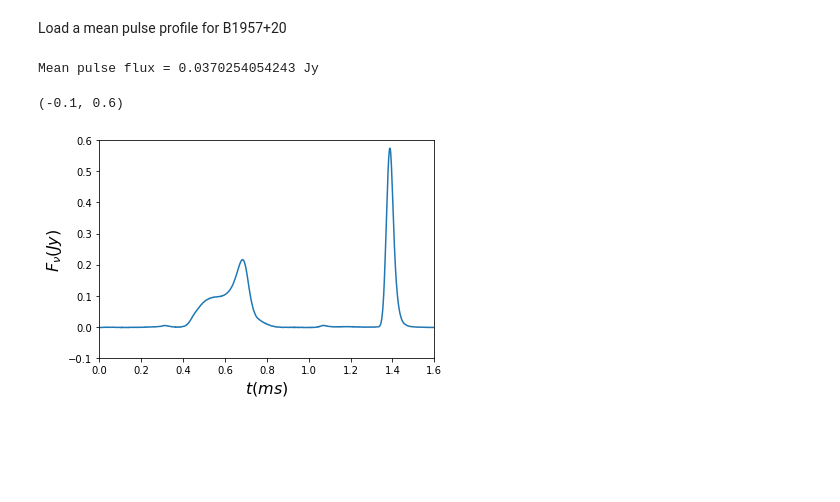
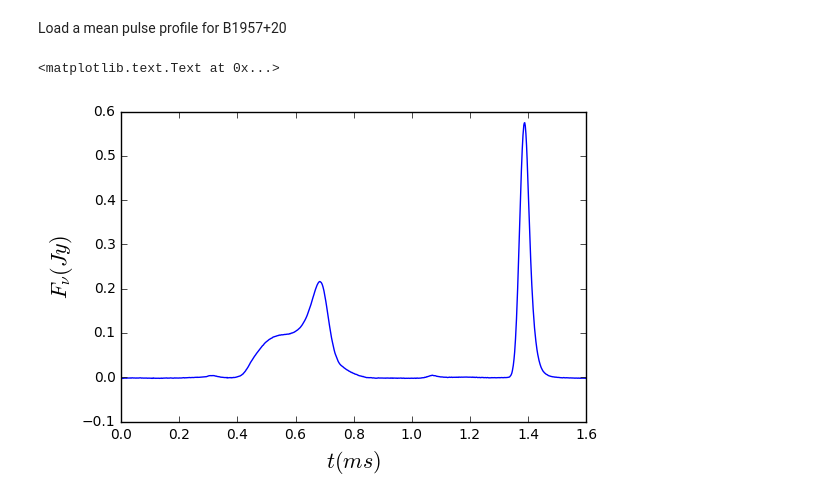
Before and after one commit to quantumfx/binary-lens, a Jupyter notebook: lens_simulation.ipynb, the cells around one changed output. Saved outputs shown, nothing was run; the diff lists cells and outputs as text; code cells hidden in the pictures; blank space fills up the shorter version.

```diff
--- a/lens_simulation.ipynb
+++ b/lens_simulation.ipynb
@@ -8,17 +8,23 @@ Load a mean pulse profile for B1957+20
 # %%
 mean_profile = np.load('mean_profile.npy')
 
 meanprof_Jy = (mean_profile / np.median(mean_profile) - 1) * 12.
-mean_value = (np.mean(mean_profile) / np.median(mean_profile) - 1) * 12.
+#mean_value = (np.mean(mean_profile) / np.median(mean_profile) - 1) * 12.
 
-print("Mean pulse flux = %s Jy" % (mean_value))
+#print("Mean pulse flux = %s Jy" % (mean_value))
 
-plt.plot(np.arange(1000)/1000.*1.6, meanprof_Jy)
+n = 100000
+
+x = np.arange(1000)
+meanprof_inter = inter.interp1d(x, meanprof_Jy, kind='linear')
+xnew = np.arange(0,1000-1,1000./n)
+ynew = meanprof_inter(xnew)
+
+plt.plot(xnew/1000.*1.6, ynew)
 plt.xlabel('$t (ms)$', fontsize=16)
 plt.ylabel(r'$F_{\nu} (Jy)$', fontsize=16)
-plt.xlim(0,1.6)
-plt.ylim(-.1, 0.6)
+#plt.xlim(0,1.6)
+#plt.ylim(-.1, 0.6)
 # %% [output]
-Mean pulse flux = 0.0370254054243 Jy
+<matplotlib.text.Text at 0x...>
-(-0.1, 0.6)
-[figure, old version]
+[figure, new version]
```
Also changed, not shown: parts of 4 cells of this notebook.
